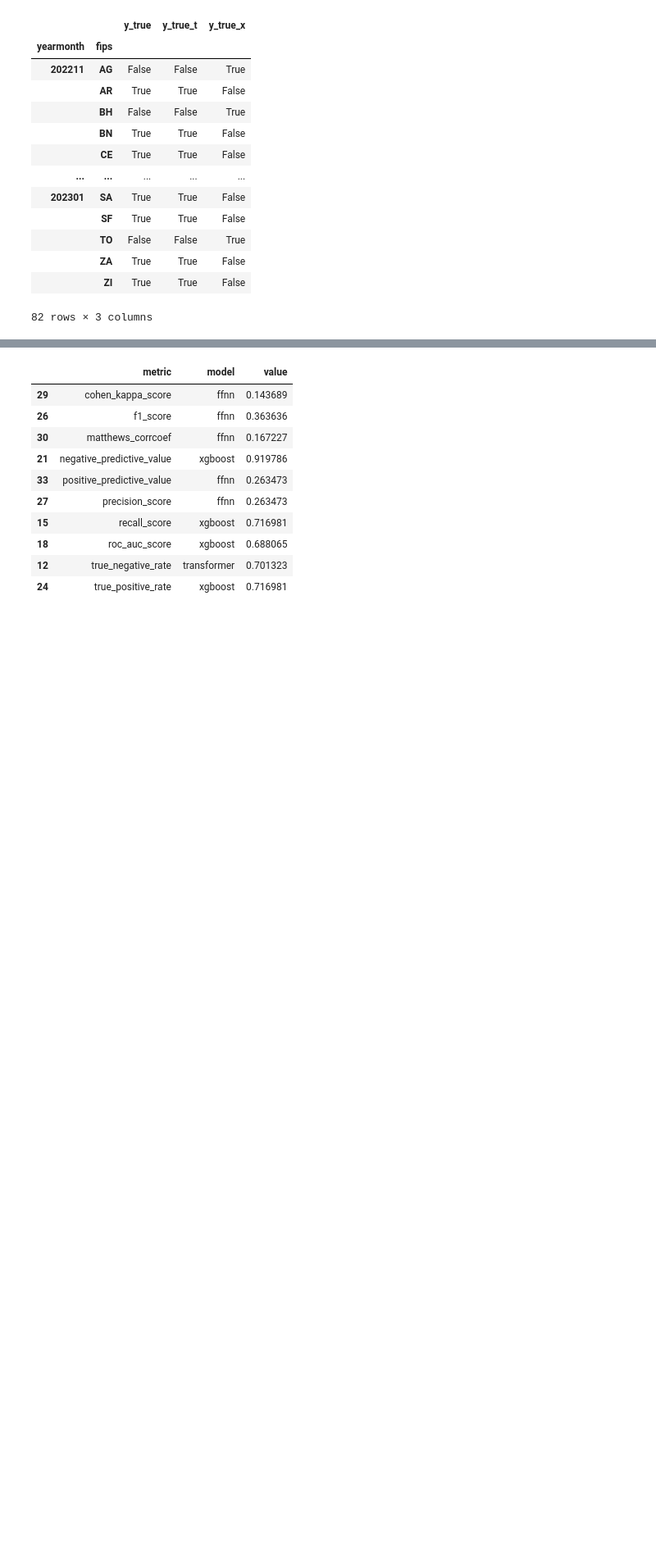
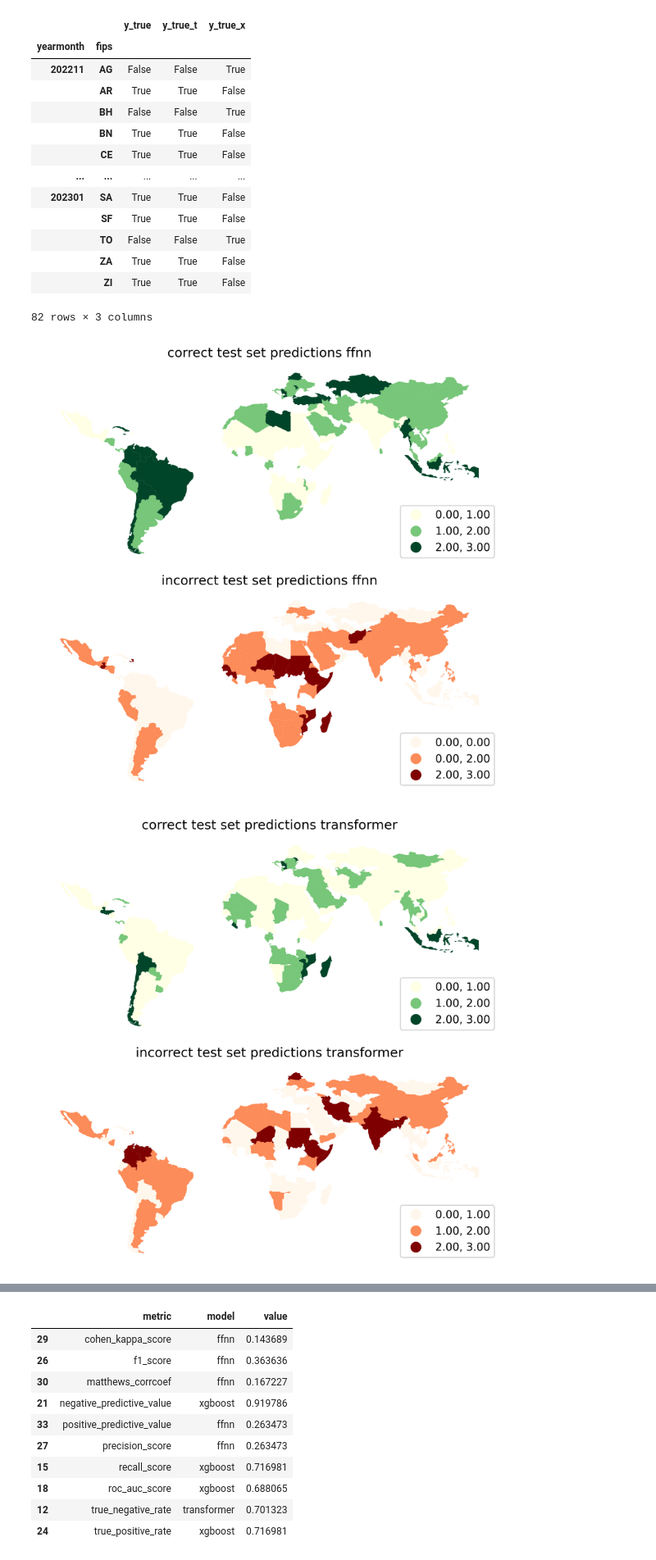
Before and after one commit to ewheeler/foresight, a Jupyter notebook: docs/hes_final/figs.ipynb, the cells around one changed output, grey strips where cells are left out. Shown at 82% size. Saved outputs shown, nothing was run; the diff lists cells and outputs as text; code cells hidden in the pictures; blank space fills up the shorter version.

Commit message:
update test prediction map figures

```diff
--- a/docs/hes_final/figs.ipynb
+++ b/docs/hes_final/figs.ipynb
@@ -132,7 +136,8 @@ _dfn = mutate_alt(_dfn)
 _dfs = dict(zip(['transformer', 'xgboost', 'ffnn'], [_dft, _dfx, _dfn]))
 # %%
 # join all model predictions
-_dfa = _dft.merge(_dfx, left_index=True, right_index=True, suffixes=('_t', '_x'), how="outer").merge(_dfn, left_index=True, right_index=True, suffixes=('_a', '_n'), how="outer")
+_dfa = _dft.merge(_dfx, left_index=True, right_index=True, suffixes=('_t', '_x'), how="outer")
+_dfa = _dfa.merge(_dfn, left_index=True, right_index=True, suffixes=('_a', '_n'), how="outer")
 
 # make an 'ensemble' with mean prediction probabilities
 dfe = pd.DataFrame({'y_pred_proba': _dfa[['y_pred_proba_t','y_pred_proba_x', 'y_pred_proba']].mean(axis=1),
@@ -203,3 +214,36 @@ _dfa[_dfa['y_true'].ne(_dfa['y_true_x'])][['y_true', 'y_true_t', 'y_true_x']]
 |  | ZA | True | True | False |
 |  | ZI | True | True | False |
 82 rows × 3 columns
+# %%
+preds_by_country = list()
+for m, true_col, pred_col in [('ffnn', 'y_true', 'y_pred'),
+                              ('transformer', 'y_true_t', 'y_pred_t'),
+                              ('xgboost', 'y_true_x', 'y_pred_x')]:
+    correct_by_country = (_dfa.groupby('fips')
+                          .apply(lambda x: x[true_col].eq(x[pred_col]).sum()))
+    incorrect_by_country = (_dfa.groupby('fips')
+                            .apply(lambda x: x[true_col].ne(x[pred_col]).sum()))
+    preds_by_country.append(pd.DataFrame({'correct': correct_by_country,
+                                          'incorrect': incorrect_by_country,
+                                          'model': m}))
+df_pc = pd.concat(preds_by_country)
+df_pc = df_pc.reset_index()
+df_pc['iso3'] = df_pc['fips'].map(fips_iso3_map)
+df_pc = world.merge(df_pc, right_on='iso3', left_on='iso_a3')[['geometry', 'fips', 'correct',
+                                                               'incorrect', 'model', 'iso3']]
+# %%
+for m, df in df_pc.groupby('model'):
+    fig, axes = plt.subplots(2, 1, figsize=(8, 6), dpi=300)
+    axes[0].set_title(f"correct test set predictions {m}")
+    df.plot(column='correct', ax=axes[0], scheme='QUANTILES', k=3,
+            legend=True, legend_kwds={'loc': 'lower right'}, cmap="YlGn")
+    axes[1].set_title(f"incorrect test set predictions {m}")
+    df.plot(column='incorrect', ax=axes[1], scheme='QUANTILES', k=3,
+            legend=True, legend_kwds={'loc': 'lower right'}, cmap="OrRd")
+    axes[0].set_axis_off()
+    axes[1].set_axis_off()
+    fig.tight_layout()
+    plt.savefig(f'imgs/fig-{m}-test-predictions.png')
+# %% [output]
+[figure, added]
+[figure, added]
```
Also changed, not shown: parts of 8 cells of this notebook, 1 other file.
